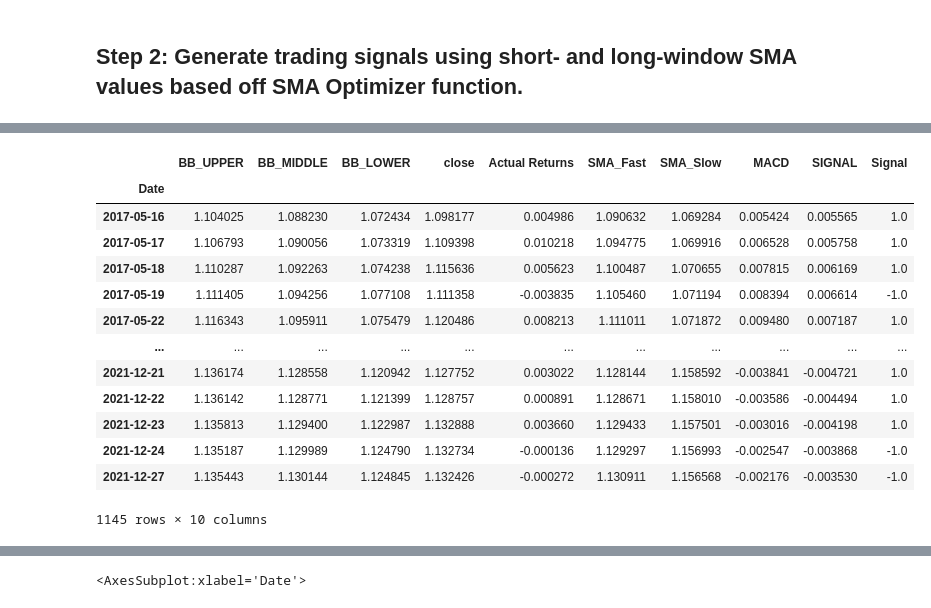
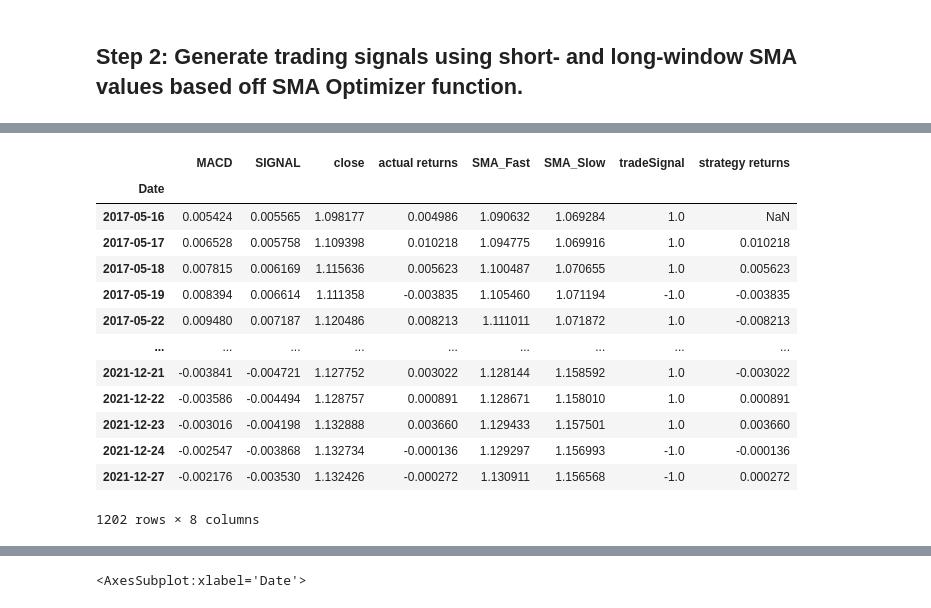
Before and after one commit to tembolo1284/Project_2_Bootcamp, a Jupyter notebook: TradingBot_OptimizedSMAs.ipynb, the cells around one changed output, grey strips where cells are left out. Cells and saved outputs as stored; diff of their text form; code cells hidden in the pictures.

```diff
--- a/TradingBot_OptimizedSMAs.ipynb
+++ b/TradingBot_OptimizedSMAs.ipynb
@@ -307,14 +276,12 @@ signals_df = pd.concat([bollinger_df, signals_df], axis=1)
-# %%
-signals_df = pd.concat([signals_df, macd_df], axis = 1)
 # %%
-# Initialize the new Signal column
-signals_df['Signal'] = 0.0
+# Initialize the new tradeSignal column
+signals_df['tradeSignal'] = 0.0
 
-# When Actual Returns are greater than or equal to 0, generate signal to buy stock long
-signals_df.loc[(signals_df['Actual Returns'] >= 0), 'Signal'] = 1
+# When Actual Returns are greater than or equal to 0, generate tradeSignal to buy stock long
+signals_df.loc[(signals_df['actual returns'] >= 0), 'tradeSignal'] = 1
 
-# When Actual Returns are less than 0, generate signal to sell stock short
-signals_df.loc[(signals_df['Actual Returns'] < 0), 'Signal'] = -1
+# When Actual Returns are less than 0, generate tradeSignal to sell stock short
+signals_df.loc[(signals_df['actual returns'] < 0), 'tradeSignal'] = -1
 
 # Review the DataFrame
 display(signals_df.head())
@@ -350,7 +314,7 @@ Signal            1205
 dtype: int64
 # %%
-signals_df = signals_df[signals_df.Signal !=0]
-signals_df['Signal'].value_counts()
+signals_df = signals_df[signals_df.tradeSignal !=0]
+signals_df['tradeSignal'].value_counts()
 # %% [output]
  1.0    614
 -1.0    588
@@ -357,0 +340,9 @@ Name: Signal, dtype: int64
+# %%
+# Calculate the strategy returns and add them to the signals_df DataFrame
+signals_df['strategy returns'] = signals_df['actual returns'] * signals_df['tradeSignal'].shift()
+
+# Review the DataFrame
+
+display(signals_df.head())
+#display(signals_df.tail())
+signals_df
@@ -358,17 +375,18 @@ Name: Signal, dtype: int64
 # %%
 signals_df.dropna()
+signals_df
 # %% [output]
-|  | BB_UPPER | BB_MIDDLE | BB_LOWER | close | Actual Returns | SMA_Fast | SMA_Slow | MACD | SIGNAL | Signal |
-| Date |  |  |  |  |  |  |  |  |  |  |
-| 2017-05-16 | 1.104025 | 1.088230 | 1.072434 | 1.098177 | 0.004986 | 1.090632 | 1.069284 | 0.005424 | 0.005565 | 1.0 |
-| 2017-05-17 | 1.106793 | 1.090056 | 1.073319 | 1.109398 | 0.010218 | 1.094775 | 1.069916 | 0.006528 | 0.005758 | 1.0 |
-| 2017-05-18 | 1.110287 | 1.092263 | 1.074238 | 1.115636 | 0.005623 | 1.100487 | 1.070655 | 0.007815 | 0.006169 | 1.0 |
-| 2017-05-19 | 1.111405 | 1.094256 | 1.077108 | 1.111358 | -0.003835 | 1.105460 | 1.071194 | 0.008394 | 0.006614 | -1.0 |
-| 2017-05-22 | 1.116343 | 1.095911 | 1.075479 | 1.120486 | 0.008213 | 1.111011 | 1.071872 | 0.009480 | 0.007187 | 1.0 |
-| ... | ... | ... | ... | ... | ... | ... | ... | ... | ... | ... |
-| 2021-12-21 | 1.136174 | 1.128558 | 1.120942 | 1.127752 | 0.003022 | 1.128144 | 1.158592 | -0.003841 | -0.004721 | 1.0 |
-| 2021-12-22 | 1.136142 | 1.128771 | 1.121399 | 1.128757 | 0.000891 | 1.128671 | 1.158010 | -0.003586 | -0.004494 | 1.0 |
-| 2021-12-23 | 1.135813 | 1.129400 | 1.122987 | 1.132888 | 0.003660 | 1.129433 | 1.157501 | -0.003016 | -0.004198 | 1.0 |
-| 2021-12-24 | 1.135187 | 1.129989 | 1.124790 | 1.132734 | -0.000136 | 1.129297 | 1.156993 | -0.002547 | -0.003868 | -1.0 |
-| 2021-12-27 | 1.135443 | 1.130144 | 1.124845 | 1.132426 | -0.000272 | 1.130911 | 1.156568 | -0.002176 | -0.003530 | -1.0 |
+|  | MACD | SIGNAL | close | actual returns | SMA_Fast | SMA_Slow | tradeSignal | strategy returns |
+| Date |  |  |  |  |  |  |  |  |
+| 2017-05-16 | 0.005424 | 0.005565 | 1.098177 | 0.004986 | 1.090632 | 1.069284 | 1.0 | NaN |
+| 2017-05-17 | 0.006528 | 0.005758 | 1.109398 | 0.010218 | 1.094775 | 1.069916 | 1.0 | 0.010218 |
+| 2017-05-18 | 0.007815 | 0.006169 | 1.115636 | 0.005623 | 1.100487 | 1.070655 | 1.0 | 0.005623 |
+| 2017-05-19 | 0.008394 | 0.006614 | 1.111358 | -0.003835 | 1.105460 | 1.071194 | -1.0 | -0.003835 |
+| 2017-05-22 | 0.009480 | 0.007187 | 1.120486 | 0.008213 | 1.111011 | 1.071872 | 1.0 | -0.008213 |
+| ... | ... | ... | ... | ... | ... | ... | ... | ... |
+| 2021-12-21 | -0.003841 | -0.004721 | 1.127752 | 0.003022 | 1.128144 | 1.158592 | 1.0 | -0.003022 |
+| 2021-12-22 | -0.003586 | -0.004494 | 1.128757 | 0.000891 | 1.128671 | 1.158010 | 1.0 | 0.000891 |
+| 2021-12-23 | -0.003016 | -0.004198 | 1.132888 | 0.003660 | 1.129433 | 1.157501 | 1.0 | 0.003660 |
+| 2021-12-24 | -0.002547 | -0.003868 | 1.132734 | -0.000136 | 1.129297 | 1.156993 | -1.0 | -0.000136 |
+| 2021-12-27 | -0.002176 | -0.003530 | 1.132426 | -0.000272 | 1.130911 | 1.156568 | -1.0 | 0.000272 |
-1145 rows × 10 columns
+1202 rows × 8 columns
```
Also changed, not shown: parts of 44 cells of this notebook, 1 other file.
